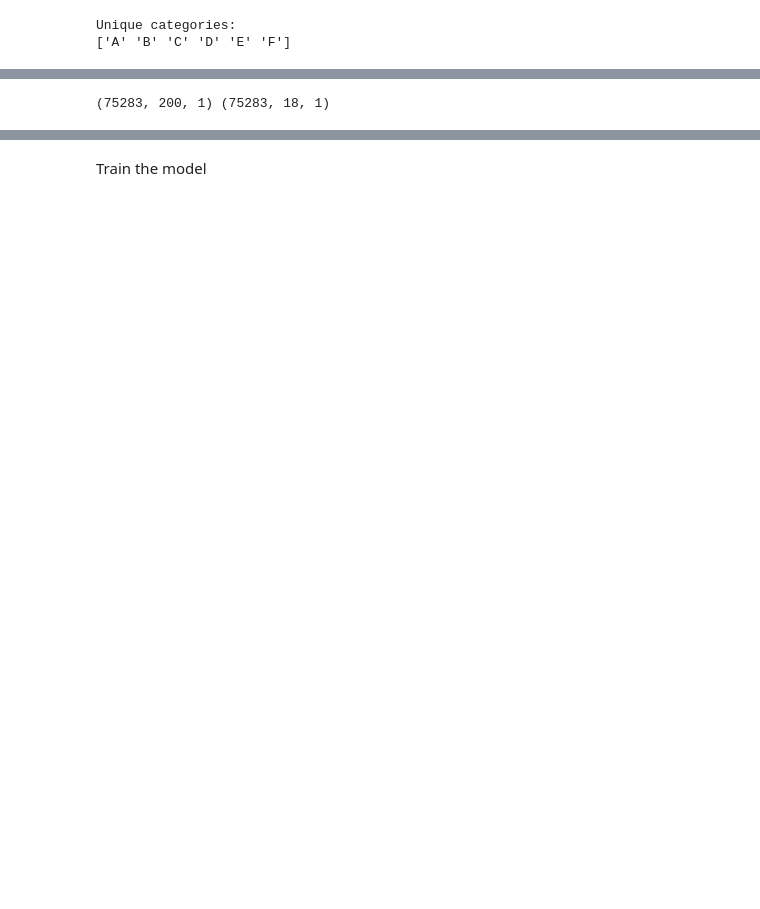
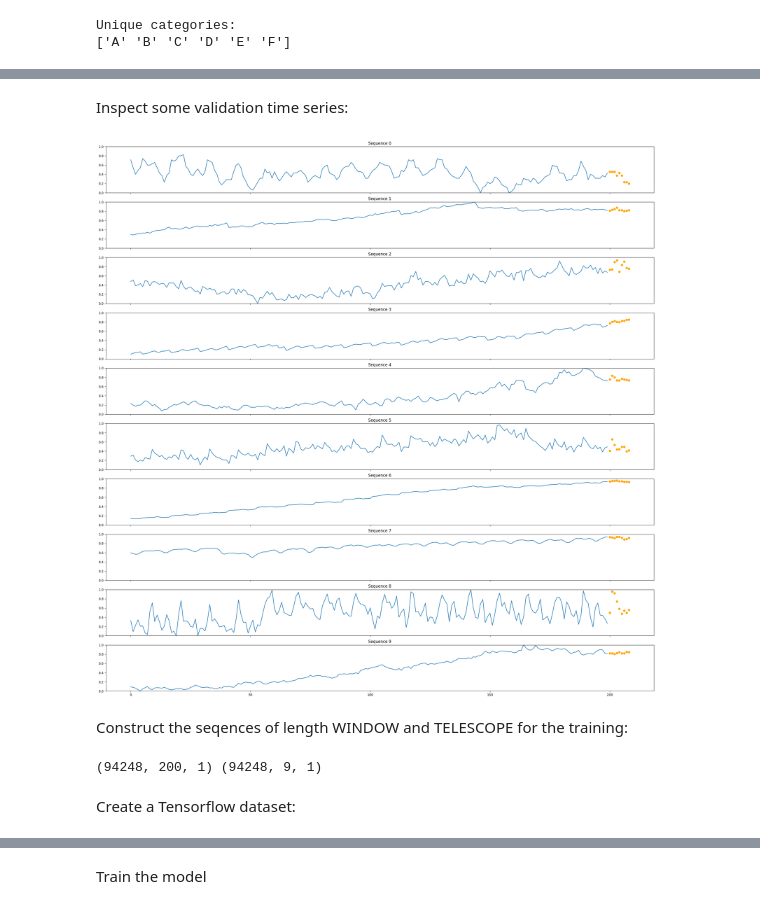
Before and after one commit to davide-gurrieri/timeseries-forecasting, a Jupyter notebook: main.ipynb, the cells around one changed output, grey strips where cells are left out. Cells and saved outputs as stored; diff of their text form; code cells hidden in the pictures; blank space fills up the shorter version.

```diff
--- a/main.ipynb
+++ b/main.ipynb
@@ -159,10 +182,17 @@ valid_periods shape:  (47880, 2)
+# %% [markdown]
+Inspect some validation time series:
 # %%
 if VALIDATION_SET and PLOT:
-    utils.inspect_multivariate(X_val, y_val, TELESCOPE, idx=0, n=60)
+    utils.inspect_multivariate(X_val, y_val, TELESCOPE, idx=0, n=10)
+# %% [output]
+[figure, added]
+# %% [markdown]
+Construct the seqences of length WINDOW and TELESCOPE for the training:
 # %%
-# build sequences
-X_train, y_train = utils.build_sequences_2(data, valid_periods, padding_type = "constant", min_len=54, repeat_first=True)
+X_train, y_train = utils.build_sequences_2(data, valid_periods, padding_type = "constant", min_len=25, repeat_first=True)
 print(X_train.shape, y_train.shape)
 # %% [output]
-(75283, 200, 1) (75283, 18, 1)
+(94248, 200, 1) (94248, 9, 1)
+# %% [markdown]
+Create a Tensorflow dataset:
 # %%
```
Also changed, not shown: parts of 32 cells of this notebook, 2 other files.
